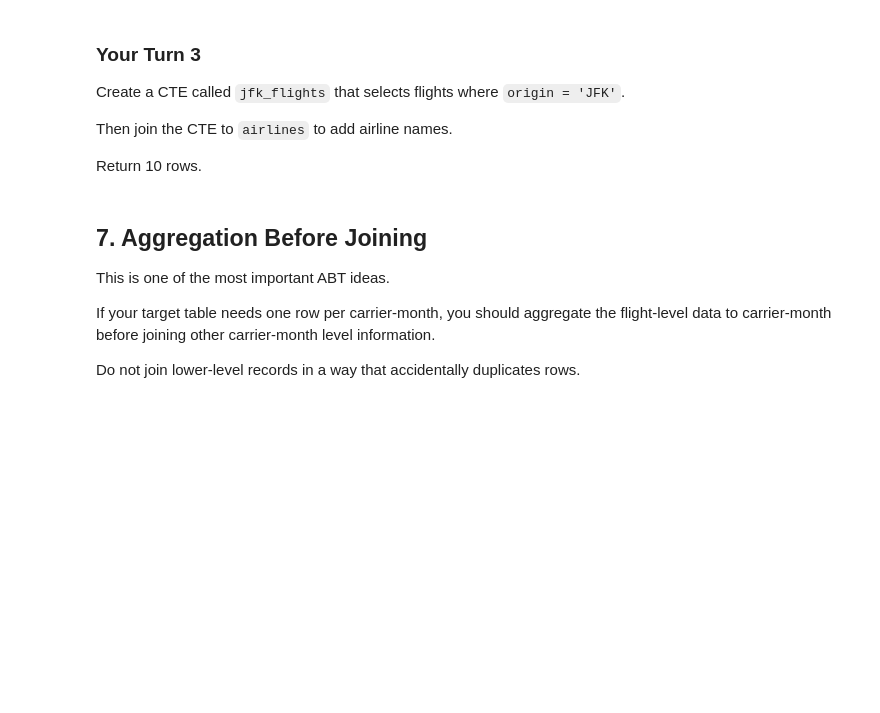
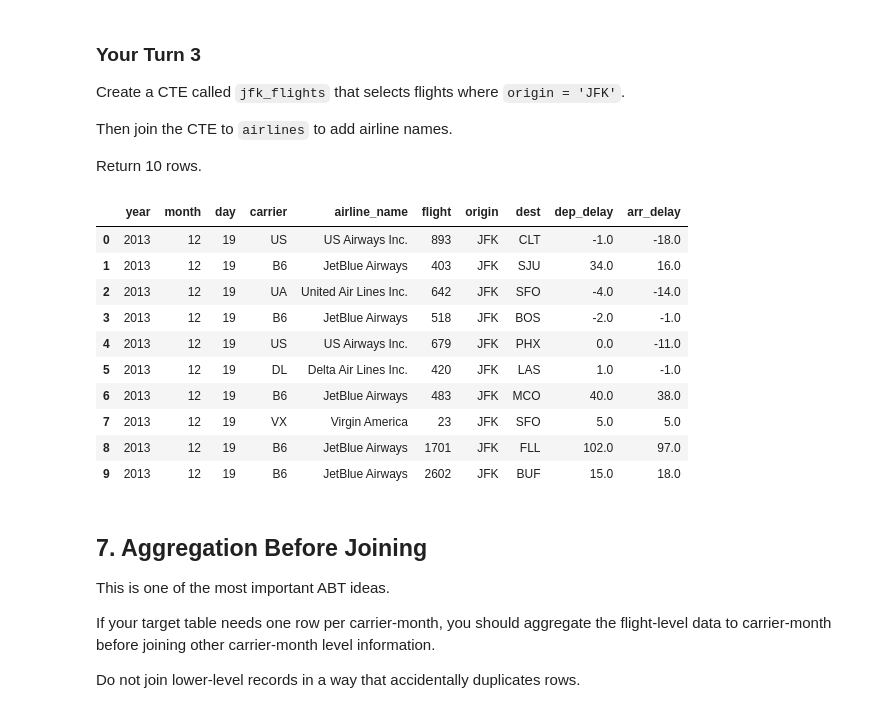
Before and after one commit to MGuajardo-MBA/Max-Guajardo-Module-9, a Jupyter notebook: notebooks/module10_sql_joins_abt_guided_lab.ipynb, the cells around one changed output. Cells and saved outputs as stored; diff of their text form; code cells hidden in the pictures; blank space fills up the shorter version.

Commit message:
Complete Module 10 SQL joins and ABT lab

```diff
--- a/notebooks/module10_sql_joins_abt_guided_lab.ipynb
+++ b/notebooks/module10_sql_joins_abt_guided_lab.ipynb
@@ -415,11 +523,50 @@ Return 10 rows.
 # %%
 # Your Turn 3
 
 query = '''
-
+WITH jfk_flights AS (
+    SELECT
+        year,
+        month,
+        day,
+        carrier,
+        flight,
+        origin,
+        dest,
+        dep_delay,
+        arr_delay
+    FROM flights
+    WHERE origin = 'JFK')
+SELECT
+    j.year,
+    j.month,
+    j.day,
+    j.carrier,
+    a.name AS airline_name,
+    j.flight,
+    j.origin,
+    j.dest,
+    j.dep_delay,
+    j.arr_delay
+FROM jfk_flights AS j
+INNER JOIN airlines AS a
+    ON j.carrier = a.carrier
+LIMIT 10;
 '''
 
 run_query(query, engine)
+# %% [output]
+|  | year | month | day | carrier | airline_name | flight | origin | dest | dep_delay | arr_delay |
+| 0 | 2013 | 12 | 19 | US | US Airways Inc. | 893 | JFK | CLT | -1.0 | -18.0 |
+| 1 | 2013 | 12 | 19 | B6 | JetBlue Airways | 403 | JFK | SJU | 34.0 | 16.0 |
+| 2 | 2013 | 12 | 19 | UA | United Air Lines Inc. | 642 | JFK | SFO | -4.0 | -14.0 |
+| 3 | 2013 | 12 | 19 | B6 | JetBlue Airways | 518 | JFK | BOS | -2.0 | -1.0 |
+| 4 | 2013 | 12 | 19 | US | US Airways Inc. | 679 | JFK | PHX | 0.0 | -11.0 |
+| 5 | 2013 | 12 | 19 | DL | Delta Air Lines Inc. | 420 | JFK | LAS | 1.0 | -1.0 |
+| 6 | 2013 | 12 | 19 | B6 | JetBlue Airways | 483 | JFK | MCO | 40.0 | 38.0 |
+| 7 | 2013 | 12 | 19 | VX | Virgin America | 23 | JFK | SFO | 5.0 | 5.0 |
+| 8 | 2013 | 12 | 19 | B6 | JetBlue Airways | 1701 | JFK | FLL | 102.0 | 97.0 |
+| 9 | 2013 | 12 | 19 | B6 | JetBlue Airways | 2602 | JFK | BUF | 15.0 | 18.0 |
 # %% [markdown]
 ## 7. Aggregation Before Joining
 
```
Also changed, not shown: parts of 31 cells of this notebook, 2 other files.
